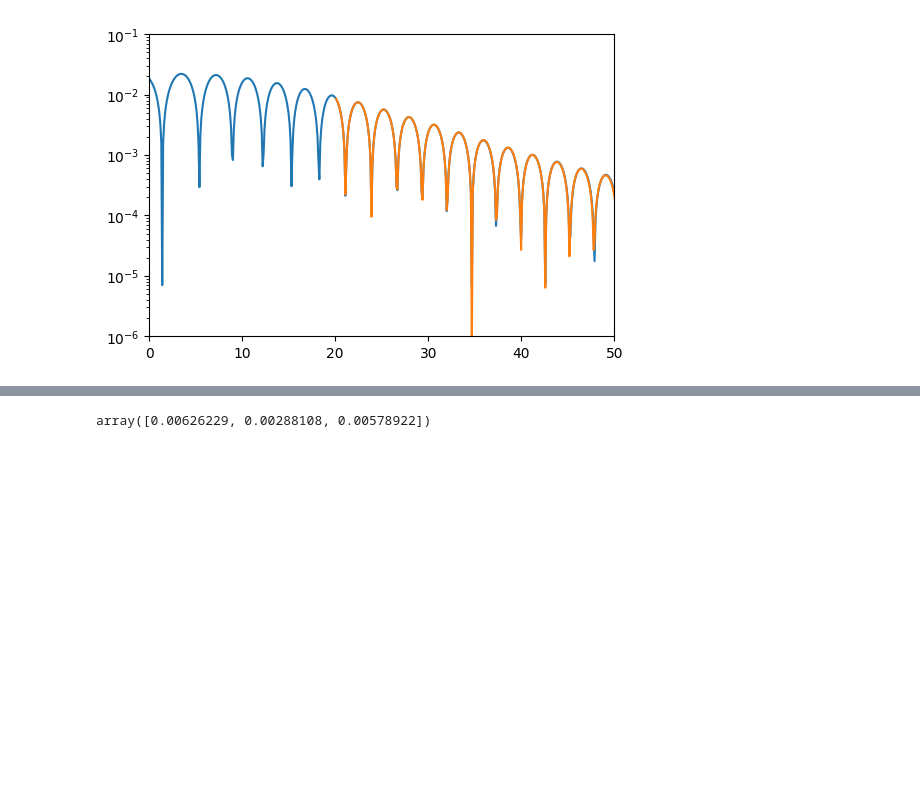
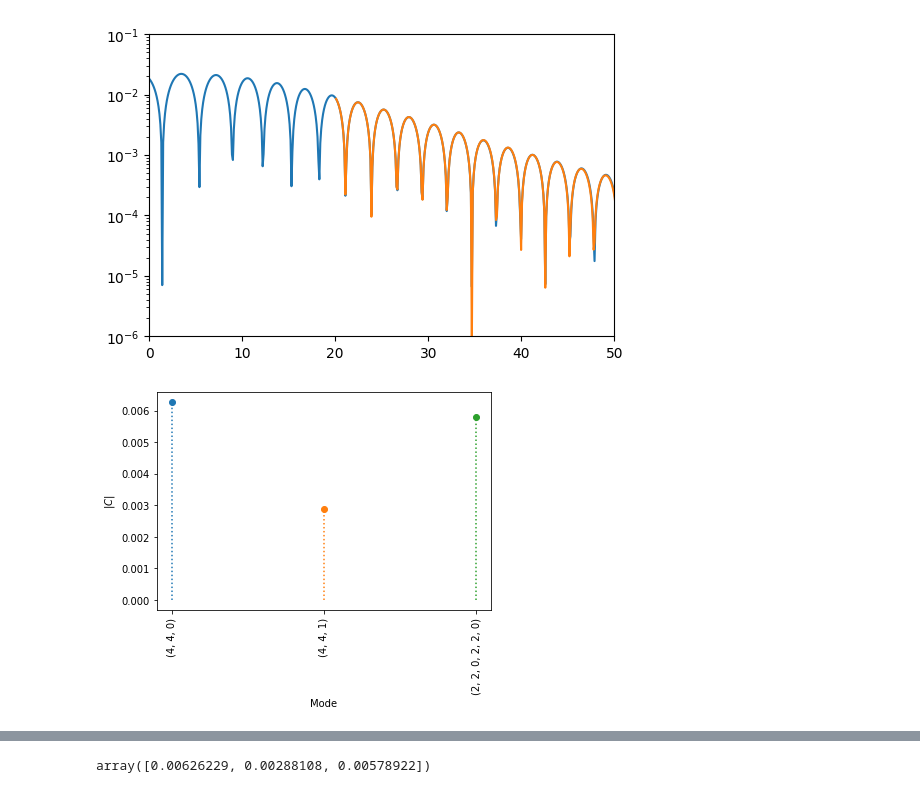
Before and after one commit to eliotfinch/qnmfits, a Jupyter notebook: examples/quadratic_qnms.ipynb, the cells around one changed output, grey strips where cells are left out. Saved outputs shown, nothing was run; the diff lists cells and outputs as text; code cells hidden in the pictures; blank space fills up the shorter version.

```diff
--- a/examples/quadratic_qnms.ipynb
+++ b/examples/quadratic_qnms.ipynb
@@ -38,3 +38,7 @@ ax.set_ylim(1e-6, 1e-1)
 ax.set_yscale('log')
 # %% [output]
 [figure]
+# %%
+qnmfits.plot_mode_amplitudes(best_fit['C'], best_fit['mode_labels'])
+# %% [output]
+[figure, added]
```
Also changed, not shown: parts of 1 cell of this notebook, 3 other files.
